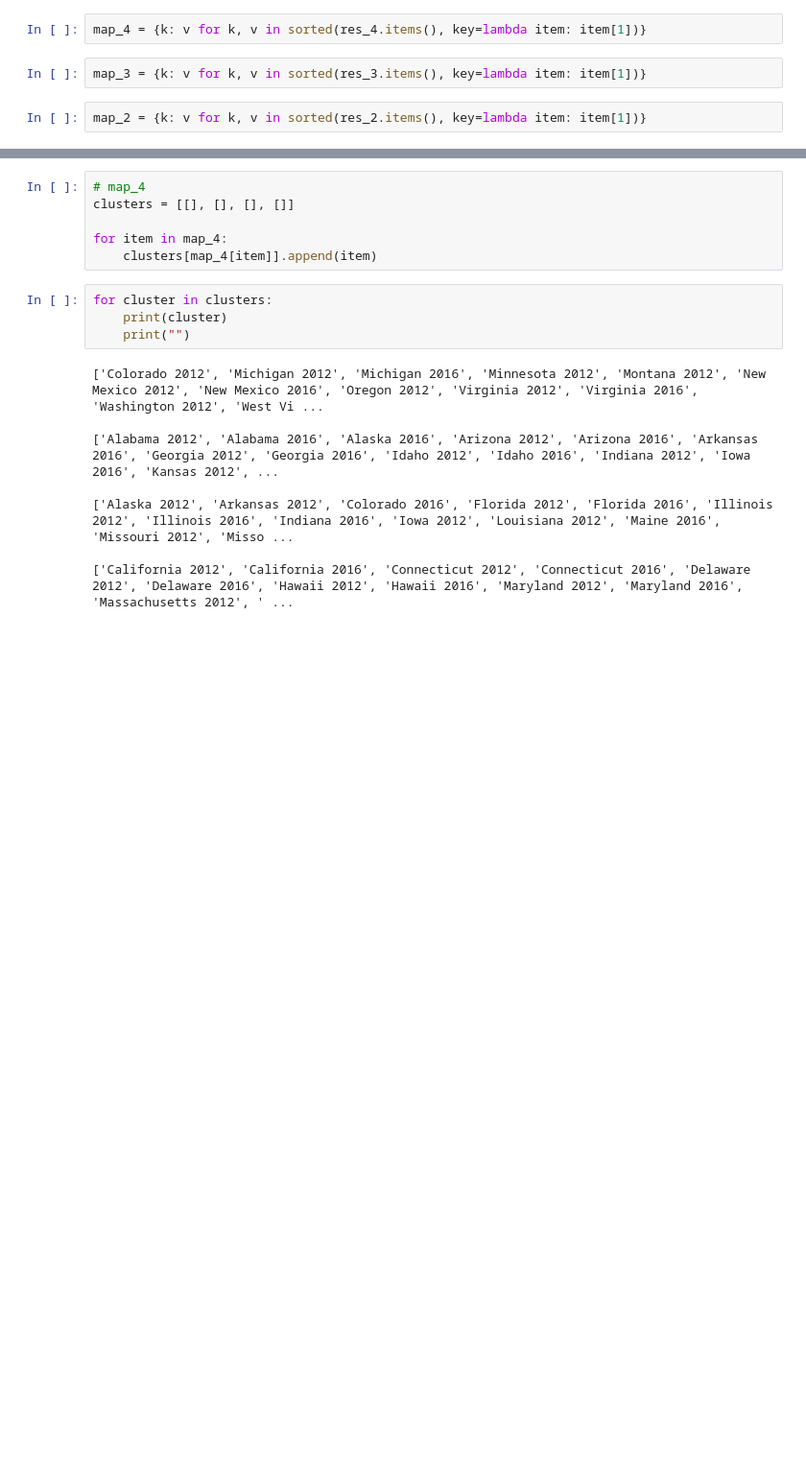
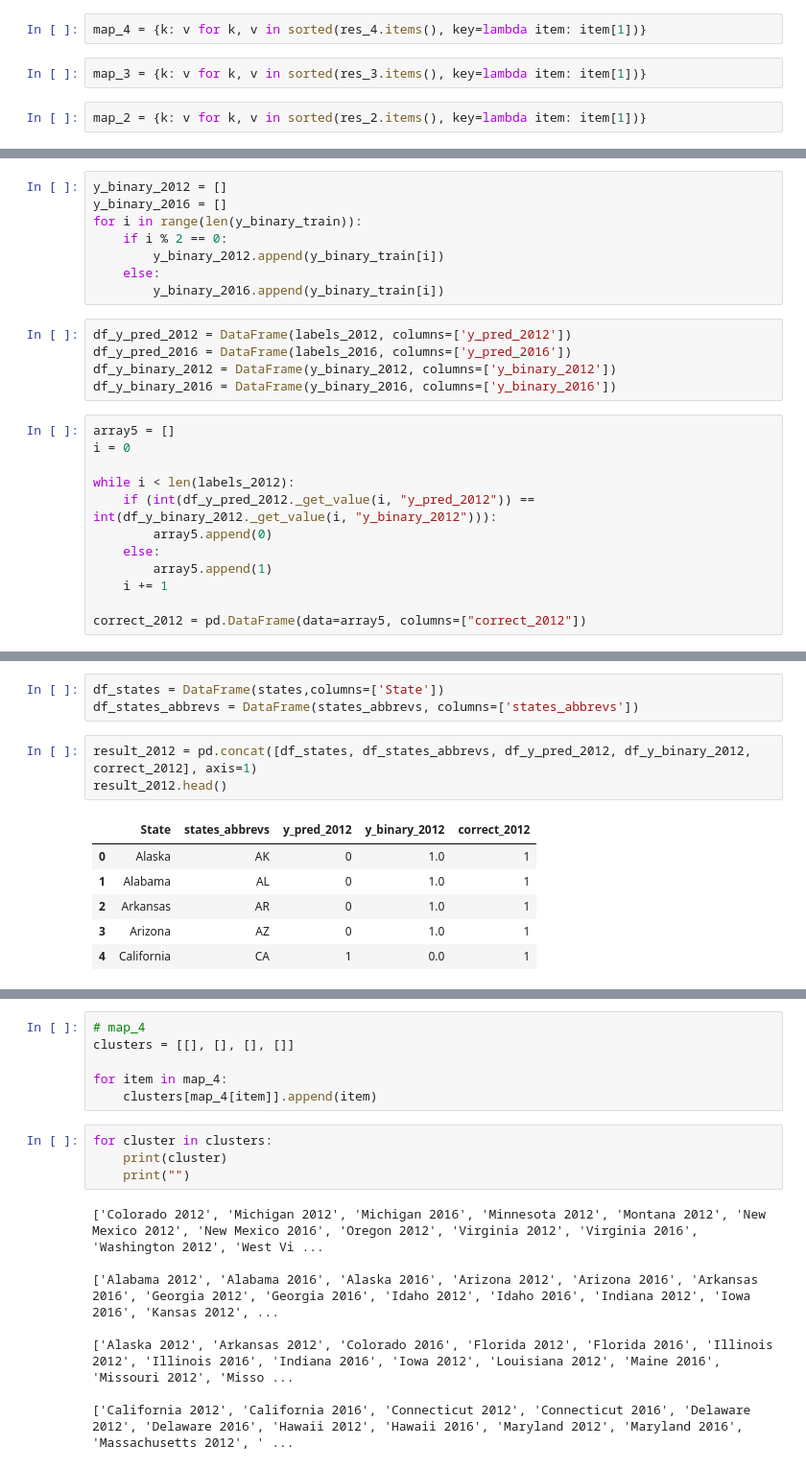
Before and after one commit to Stephanie-A/CS4641-Project, a Jupyter notebook: kmeans.ipynb, the cells around one changed output, grey strips where cells are left out. Shown at 96% size. Saved outputs shown, nothing was run; the diff lists cells and outputs as text; blank space fills up the shorter version.

```diff
--- a/kmeans.ipynb
+++ b/kmeans.ipynb
@@ -298,0 +373,25 @@ map_2 = {k: v for k, v in sorted(res_2.items(), key=lambda item: item[1])}
+# %%
+y_binary_2012 = []
+y_binary_2016 = []
+for i in range(len(y_binary_train)):
+    if i % 2 == 0:
+        y_binary_2012.append(y_binary_train[i])
+    else:
+        y_binary_2016.append(y_binary_train[i])
+# %%
+df_y_pred_2012 = DataFrame(labels_2012, columns=['y_pred_2012'])
+df_y_pred_2016 = DataFrame(labels_2016, columns=['y_pred_2016'])
+df_y_binary_2012 = DataFrame(y_binary_2012, columns=['y_binary_2012'])
+df_y_binary_2016 = DataFrame(y_binary_2016, columns=['y_binary_2016'])
+# %%
+array5 = []
+i = 0
+
+while i < len(labels_2012):
+    if (int(df_y_pred_2012._get_value(i, "y_pred_2012")) == int(df_y_binary_2012._get_value(i, "y_binary_2012"))):
+        array5.append(0)
+    else:
+        array5.append(1)
+    i += 1
+
+correct_2012 = pd.DataFrame(data=array5, columns=["correct_2012"])
@@ -298,0 +410,13 @@ map_2 = {k: v for k, v in sorted(res_2.items(), key=lambda item: item[1])}
+# %%
+df_states = DataFrame(states,columns=['State'])
+df_states_abbrevs = DataFrame(states_abbrevs, columns=['states_abbrevs'])
+# %%
+result_2012 = pd.concat([df_states, df_states_abbrevs, df_y_pred_2012, df_y_binary_2012, correct_2012], axis=1)
+result_2012.head()
+# %% [output]
+|  | State | states_abbrevs | y_pred_2012 | y_binary_2012 | correct_2012 |
+| 0 | Alaska | AK | 0 | 1.0 | 1 |
+| 1 | Alabama | AL | 0 | 1.0 | 1 |
+| 2 | Arkansas | AR | 0 | 1.0 | 1 |
+| 3 | Arizona | AZ | 0 | 1.0 | 1 |
+| 4 | California | CA | 1 | 0.0 | 1 |
```
Also changed, not shown: parts of 13 cells of this notebook, 6 other files.
